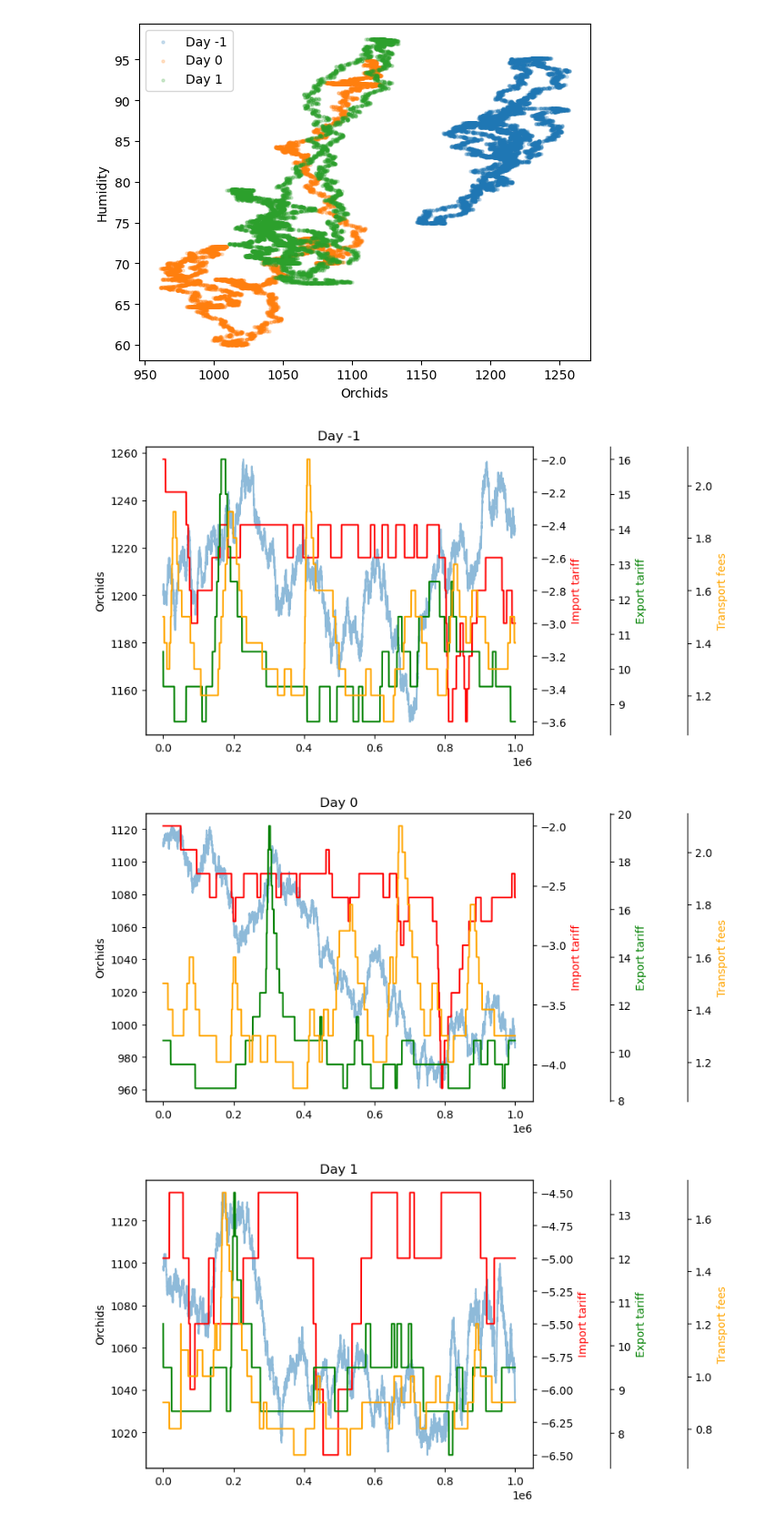
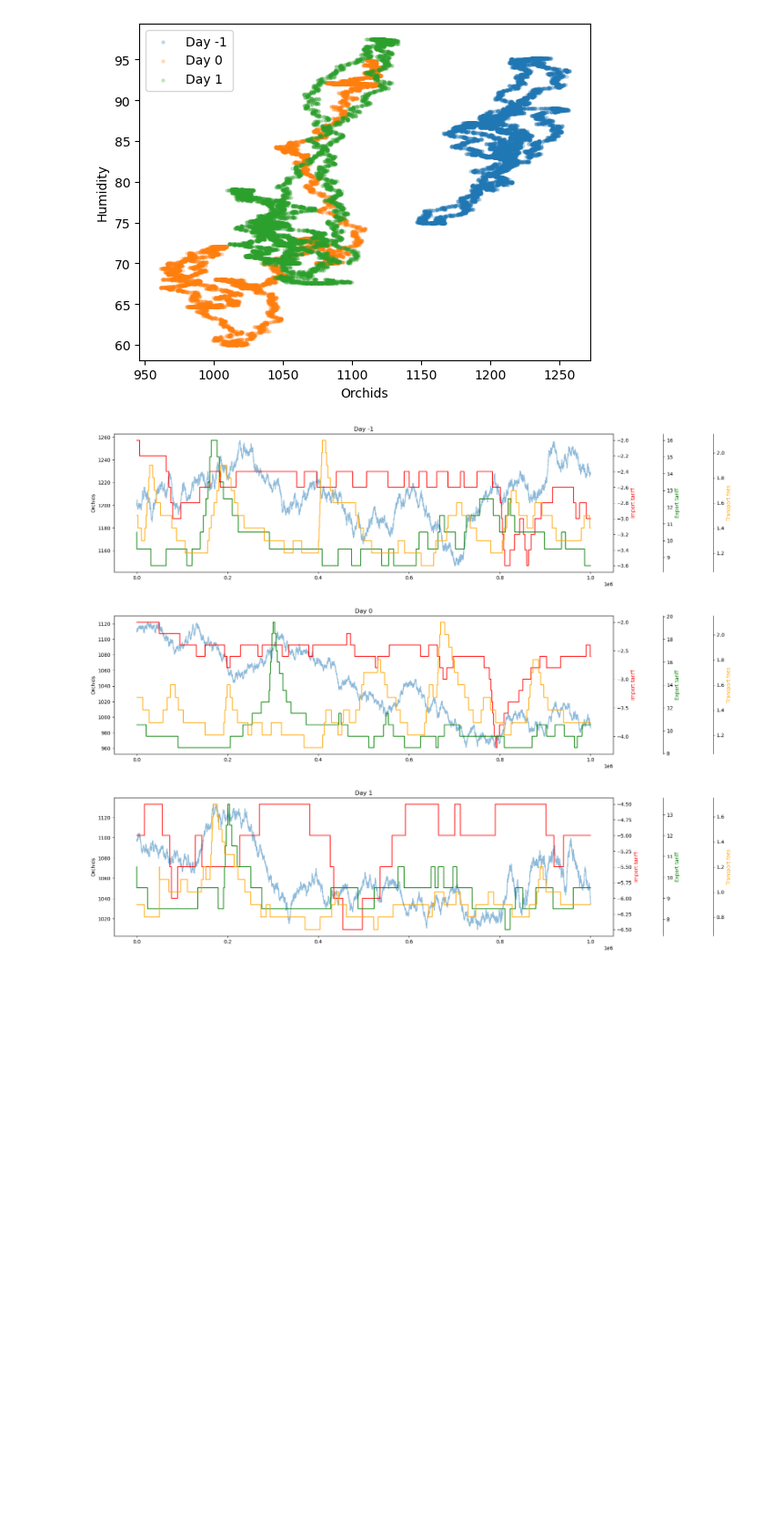
Before and after one commit to Meilism/IMC-Prosperity-Trading-Challenge, a Jupyter notebook: JM/analysis/data_analysis_2.ipynb, the cells around one changed output. Shown at 91% size. Saved outputs shown, nothing was run; the diff lists cells and outputs as text; code cells hidden in the pictures; blank space fills up the shorter version.

```diff
--- a/JM/analysis/data_analysis_2.ipynb
+++ b/JM/analysis/data_analysis_2.ipynb
@@ -39,7 +39,7 @@ activity.describe()
 | max | 1257.250000 | 2.100000 | 19.500000 | -2.000000 | 4513.986300 | 97.513270 |
 # %%
 for d in days:
-    fig, ax1 = plt.subplots()
+    fig, ax1 = plt.subplots(figsize=(18, 5))
     ax2 = ax1.twinx()
     ax3 = ax1.twinx()
     ax3.spines.right.set_position(("axes", 1.2))
@@ -84,28 +84,28 @@ plt.show()
 [figure]
 # %%
 for d in days:
-    fig, ax1 = plt.subplots()
+    fig, ax1 = plt.subplots(figsize=(18, 5))
     ax2 = ax1.twinx()
     ax3 = ax1.twinx()
     ax4 = ax1.twinx()
-    ax3.spines.right.set_position(("axes", 1.2))
-    ax4.spines.right.set_position(("axes", 1.4))
+    ax3.spines.right.set_position(("axes", 1.1))
+    ax4.spines.right.set_position(("axes", 1.2))
 
     ax1.plot(activity.loc[d]['ORCHIDS'], alpha=0.5)
     ax1.set_ylabel('Orchids')
 
     ax2.plot(activity.loc[d]['IMPORT_TARIFF'], color='red')
     ax2.set_ylabel('Import tariff', color='red')
 
     ax3.plot(activity.loc[d]['EXPORT_TARIFF'], color='green')
     ax3.set_ylabel('Export tariff', color='green')
 
     ax4.plot(activity.loc[d]['TRANSPORT_FEES'], color='orange')
     ax4.set_ylabel('Transport fees', color='orange')
 
     plt.title(f'Day {d}')
     plt.show()
 # %% [output]
-[figure, old version]
+[figure, new version]
-[figure, old version]
+[figure, new version]
-[figure, old version]
+[figure, new version]
```
Also changed, not shown: parts of 2 cells of this notebook, 5 other files.
